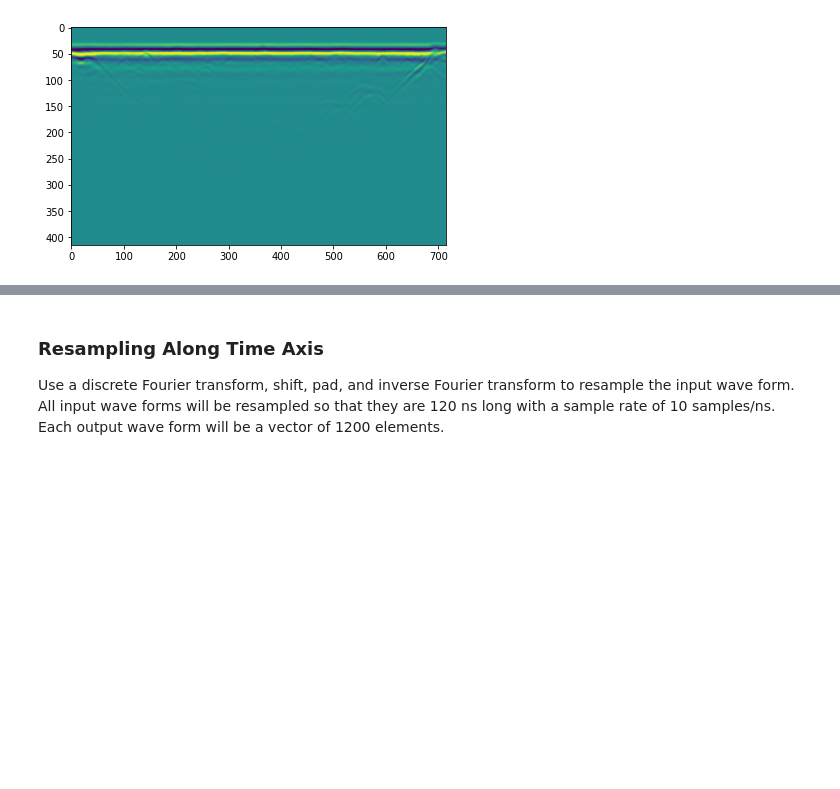
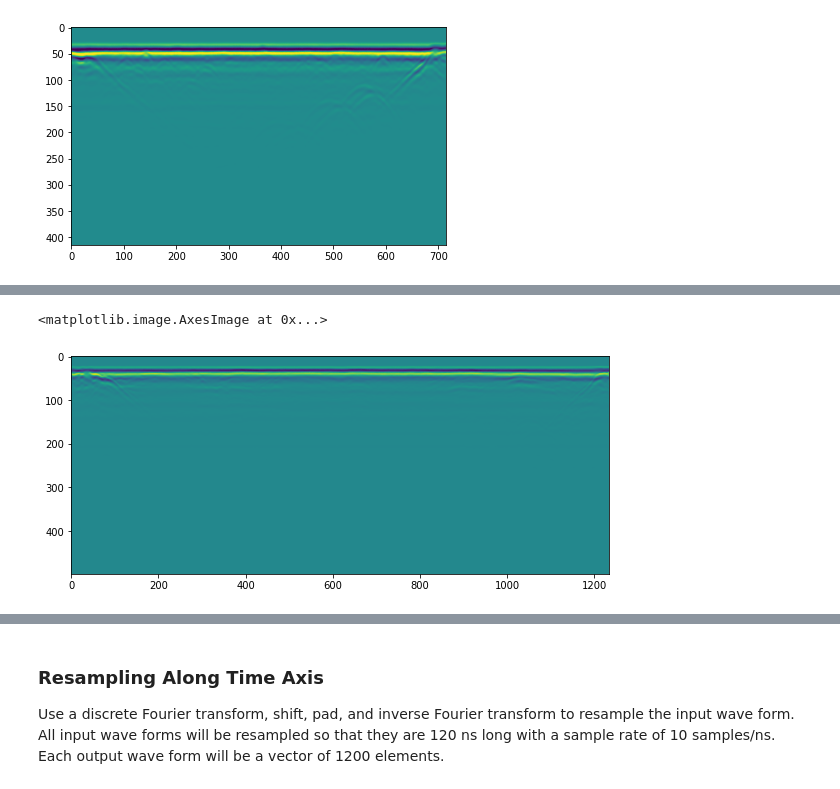
Before and after one commit to jeanruggiero/masters-thesis, a Jupyter notebook: DataExploration.ipynb, the cells around one changed output, grey strips where cells are left out. Saved outputs shown, nothing was run; the diff lists cells and outputs as text; code cells hidden in the pictures; blank space fills up the shorter version.

```diff
--- a/DataExploration.ipynb
+++ b/DataExploration.ipynb
@@ -63,0 +118,5 @@ plt.imshow(d)
+# %%
+plt.imshow(s)
+# %% [output]
+<matplotlib.image.AxesImage at 0x...>
+[figure, added]
```
Also changed, not shown: parts of 10 cells of this notebook, 3 other files.
